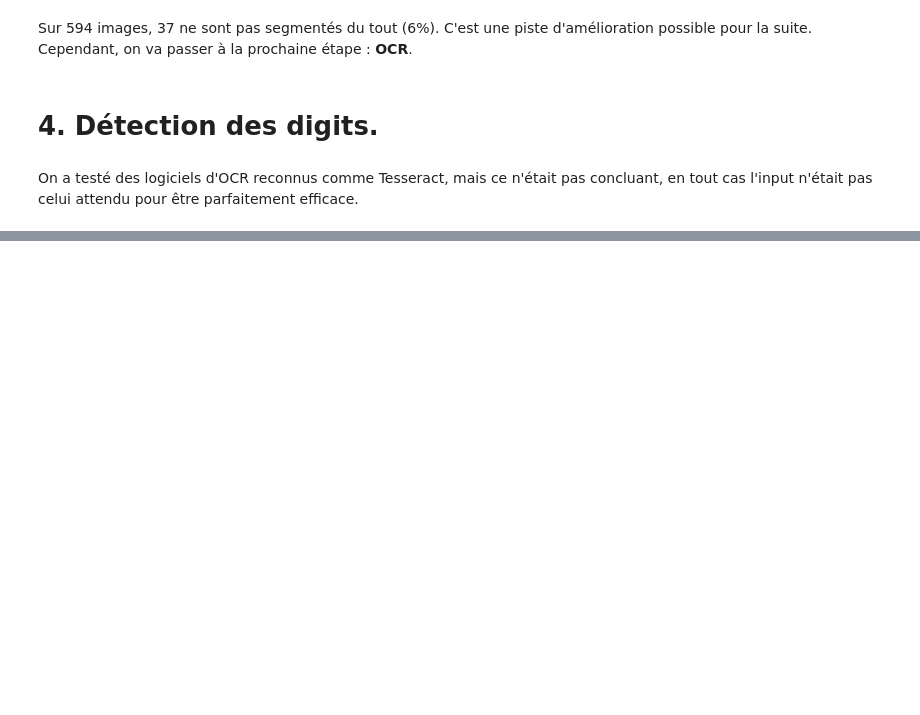
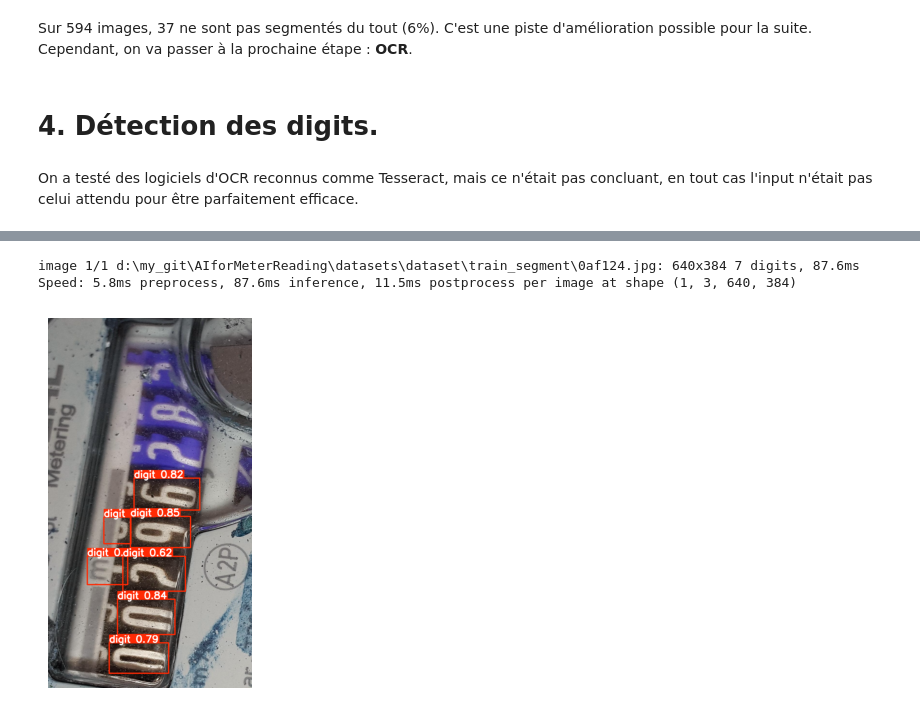
Before and after one commit to yannasyr/AIforMeterReading, a Jupyter notebook: yann_v1.ipynb, the cells around one changed output, grey strips where cells are left out. Cells and saved outputs as stored; diff of their text form; code cells hidden in the pictures; blank space fills up the shorter version.

```diff
--- a/yann_v1.ipynb
+++ b/yann_v1.ipynb
@@ -397,0 +390,14 @@ On a testé des logiciels d'OCR reconnus comme Tesseract, mais ce n'était pas c
+# %%
+from ultralytics import YOLO
+import matplotlib.pyplot as plt
+import numpy as np
+
+model = YOLO("digits_yolov11.pt")
+image_name = 'datasets/dataset/train_segment/0af124.jpg'
+results = model.predict(source=image_name)
+plt.imshow(results[0].plot()), plt.axis('off')
+plt.show()
+# %% [output]
+image 1/1 d:\my_git\AIforMeterReading\datasets\dataset\train_segment\0af124.jpg: 640x384 7 digits, 87.6ms
+Speed: 5.8ms preprocess, 87.6ms inference, 11.5ms postprocess per image at shape (1, 3, 640, 384)
+[figure, added]
```
Also changed, not shown: parts of 23 cells of this notebook, 2 other files.
